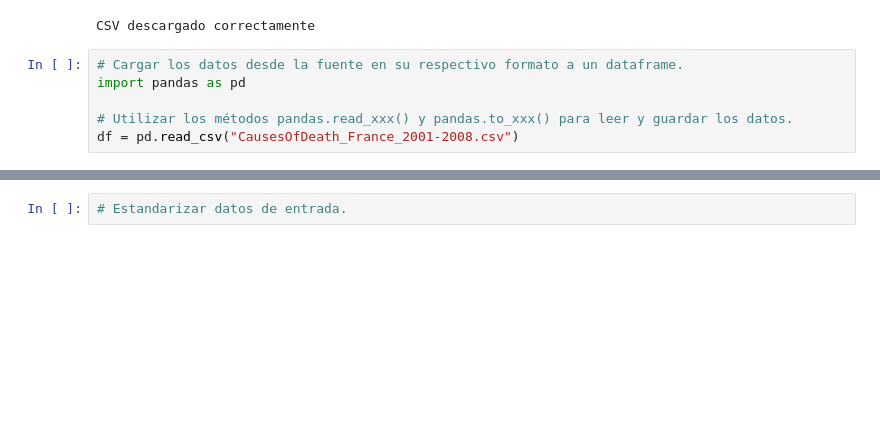
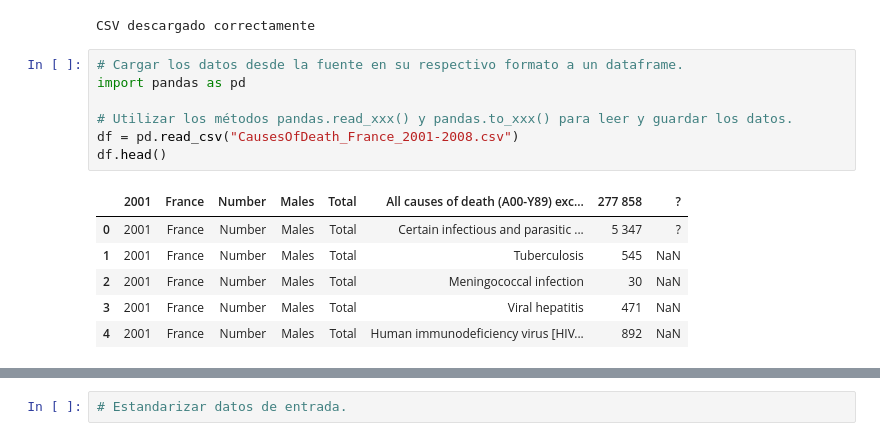
Before and after one commit to crozasc/Clean-and-format-input-dataset, a Jupyter notebook: main.ipynb, the cells around one changed output, grey strips where cells are left out. Cells and saved outputs as stored; diff of their text form; blank space fills up the shorter version.

```diff
--- a/main.ipynb
+++ b/main.ipynb
@@ -15,8 +15,16 @@ CSV descargado correctamente
 # %%
 # Cargar los datos desde la fuente en su respectivo formato a un dataframe.
 import pandas as pd
 
 # Utilizar los métodos pandas.read_xxx() y pandas.to_xxx() para leer y guardar los datos.
 df = pd.read_csv("CausesOfDeath_France_2001-2008.csv")
+df.head()
+# %% [output]
+|  | 2001 | France | Number | Males | Total | All causes of death (A00-Y89) exc... | 277 858 | ? |
+| 0 | 2001 | France | Number | Males | Total | Certain infectious and parasitic ... | 5 347 | ? |
+| 1 | 2001 | France | Number | Males | Total | Tuberculosis | 545 | NaN |
+| 2 | 2001 | France | Number | Males | Total | Meningococcal infection | 30 | NaN |
+| 3 | 2001 | France | Number | Males | Total | Viral hepatitis | 471 | NaN |
+| 4 | 2001 | France | Number | Males | Total | Human immunodeficiency virus [HIV... | 892 | NaN |
 # %%
 # Revisar si los datos de entrada tienen o no un encabezado. De no ser así, corregir esta situación.
```
Also changed, not shown: parts of 8 cells of this notebook, 1 other file.
